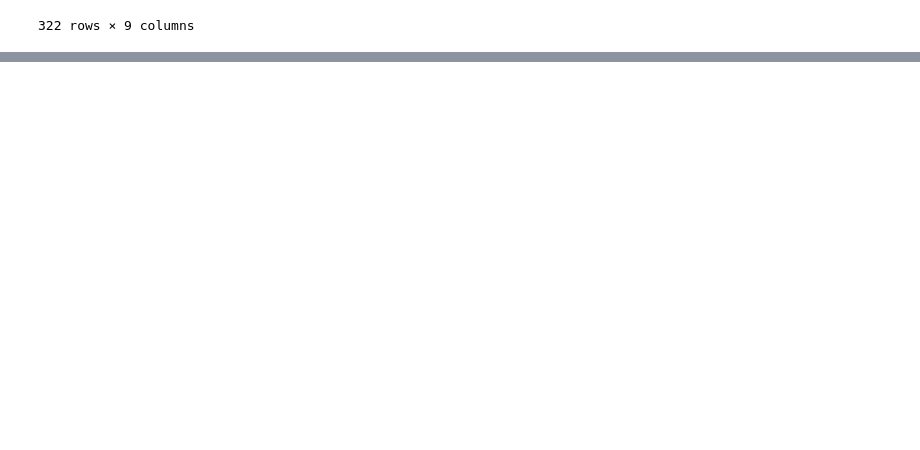
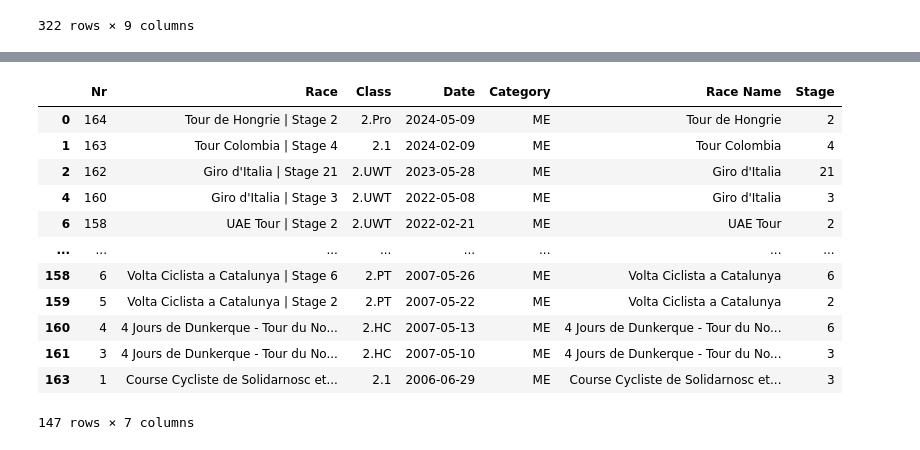
Before and after one commit to cuonglam0105/Preppin-Python, a Jupyter notebook: 2024_W27/2024W27_Solution.ipynb, the cells around one changed output, grey strips where cells are left out. Cells and saved outputs as stored; diff of their text form; code cells hidden in the pictures; blank space fills up the shorter version.

```diff
--- a/2024_W27/2024W27_Solution.ipynb
+++ b/2024_W27/2024W27_Solution.ipynb
@@ -181,0 +251,9 @@ merged_df
+# %%
+# Split the 'Race' column into 'Race Name' and 'Stage'
+wins_df[['Race Name', 'Stage']] = wins_df['Race'].str.split('|', expand=True)
+
+# Strip any leading or trailing whitespace from the new columns
+wins_df['Race Name'] = wins_df['Race Name'].str.strip()
+wins_df['Stage'] = wins_df['Stage'].str.strip()
+
+wins_df.head()
@@ -181,0 +267,29 @@ merged_df
+# %%
+wins_df = wins_df.dropna(subset=['Stage'])
+# Ensure 'Stage' column is treated as string
+wins_df['Stage'] = wins_df['Stage'].astype(str)
+
+# Replace 'Prologue' with '0' in the 'Stage' column
+wins_df['Stage'] = wins_df['Stage'].replace('Prologue', '0')
+
+# Remove any non-numeric characters from 'Stage' column
+wins_df['Stage'] = wins_df['Stage'].str.extract('(\d+)')[0]
+
+# Convert 'Stage' column to numeric
+wins_df['Stage'] = pd.to_numeric(wins_df['Stage'])
+
+wins_df
+# %% [output]
+|  | Nr | Race | Class | Date | Category | Race Name | Stage |
+| 0 | 164 | Tour de Hongrie | Stage 2 | 2.Pro | 2024-05-09 | ME | Tour de Hongrie | 2 |
+| 1 | 163 | Tour Colombia | Stage 4 | 2.1 | 2024-02-09 | ME | Tour Colombia | 4 |
+| 2 | 162 | Giro d'Italia | Stage 21 | 2.UWT | 2023-05-28 | ME | Giro d'Italia | 21 |
+| 4 | 160 | Giro d'Italia | Stage 3 | 2.UWT | 2022-05-08 | ME | Giro d'Italia | 3 |
+| 6 | 158 | UAE Tour | Stage 2 | 2.UWT | 2022-02-21 | ME | UAE Tour | 2 |
+| ... | ... | ... | ... | ... | ... | ... | ... |
+| 158 | 6 | Volta Ciclista a Catalunya | Stage 6 | 2.PT | 2007-05-26 | ME | Volta Ciclista a Catalunya | 6 |
+| 159 | 5 | Volta Ciclista a Catalunya | Stage 2 | 2.PT | 2007-05-22 | ME | Volta Ciclista a Catalunya | 2 |
+| 160 | 4 | 4 Jours de Dunkerque - Tour du No... | 2.HC | 2007-05-13 | ME | 4 Jours de Dunkerque - Tour du No... | 6 |
+| 161 | 3 | 4 Jours de Dunkerque - Tour du No... | 2.HC | 2007-05-10 | ME | 4 Jours de Dunkerque - Tour du No... | 3 |
+| 163 | 1 | Course Cycliste de Solidarnosc et... | 2.1 | 2006-06-29 | ME | Course Cycliste de Solidarnosc et... | 3 |
+147 rows × 7 columns
```
Also changed, not shown: parts of 8 cells of this notebook.
